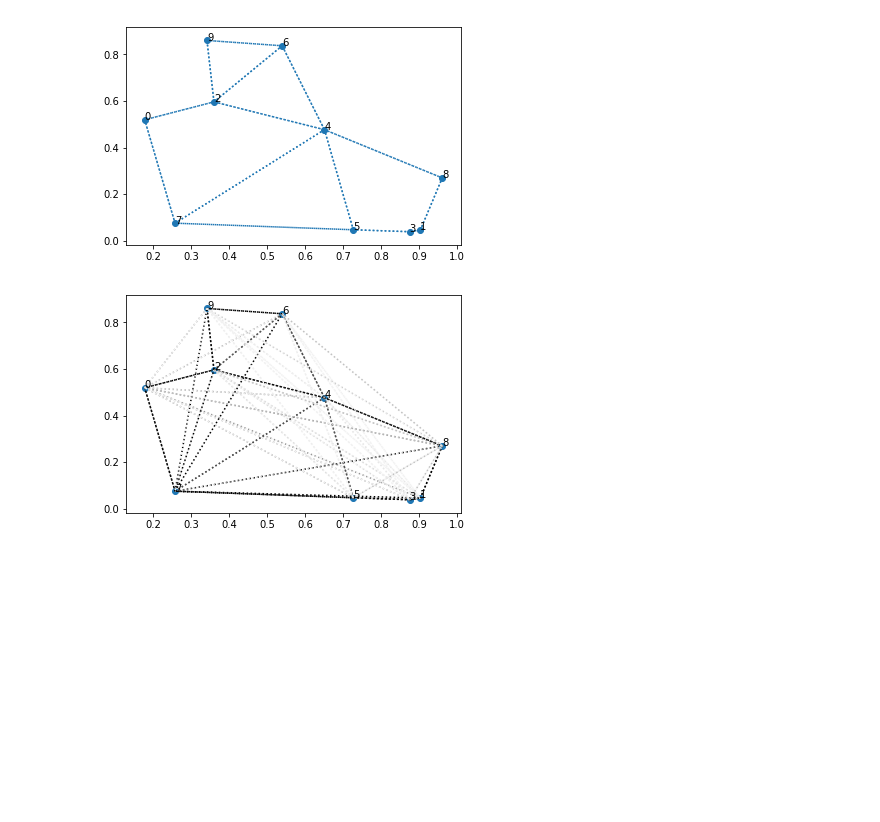
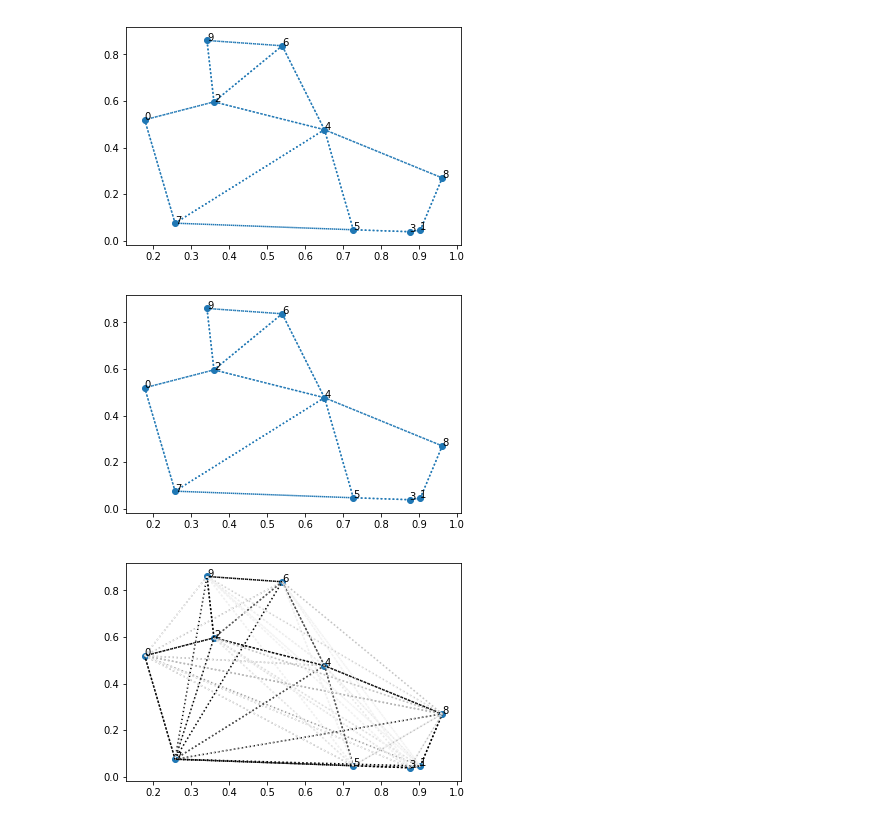
Before and after one commit to maljovec/nglpy_cuda, a Jupyter notebook: data/Probabilistic Edges.ipynb, the cells around one changed output. Cells and saved outputs as stored; diff of their text form; code cells hidden in the pictures; blank space fills up the shorter version.

```diff
--- a/data/Probabilistic Edges.ipynb
+++ b/data/Probabilistic Edges.ipynb
@@ -8,6 +8,9 @@ x = np.loadtxt('points.txt')
 edges = np.loadtxt('edges.txt', dtype=int)
 output = np.loadtxt('output.txt', dtype=int)
 probabilities = np.loadtxt('probabilities.txt')
+
+py_output = np.loadtxt('py_output.txt', dtype=int)
+py_probabilities = np.loadtxt('py_probabilities.txt')
 # %%
 plt.scatter(x[:,0], x[:,1])
 for i, pt in enumerate(x):
@@ -24,6 +27,22 @@ plt.gca().add_collection(lc)
 plt.show()
 # %% [output]
 [figure]
+# %%
+plt.scatter(x[:,0], x[:,1])
+for i, pt in enumerate(x):
+    plt.annotate(str(i), pt)
+
+lines = []
+colors = []
+for row in range(len(x)):
+    for j, col in enumerate(edges[row]):
+        if py_output[row, j] != -1:
+            lines.append([(x[row, 0], x[row, 1]), (x[col, 0], x[col, 1])])
+lc = collections.LineCollection(lines, linestyles=':', zorder=1, alpha=1)
+plt.gca().add_collection(lc)
+plt.show()
+# %% [output]
+[figure, added]
 # %%
 plt.scatter(x[:,0], x[:,1])
 for i, pt in enumerate(x):
```
Also changed, not shown: parts of 1 cell of this notebook, 3 other files.
